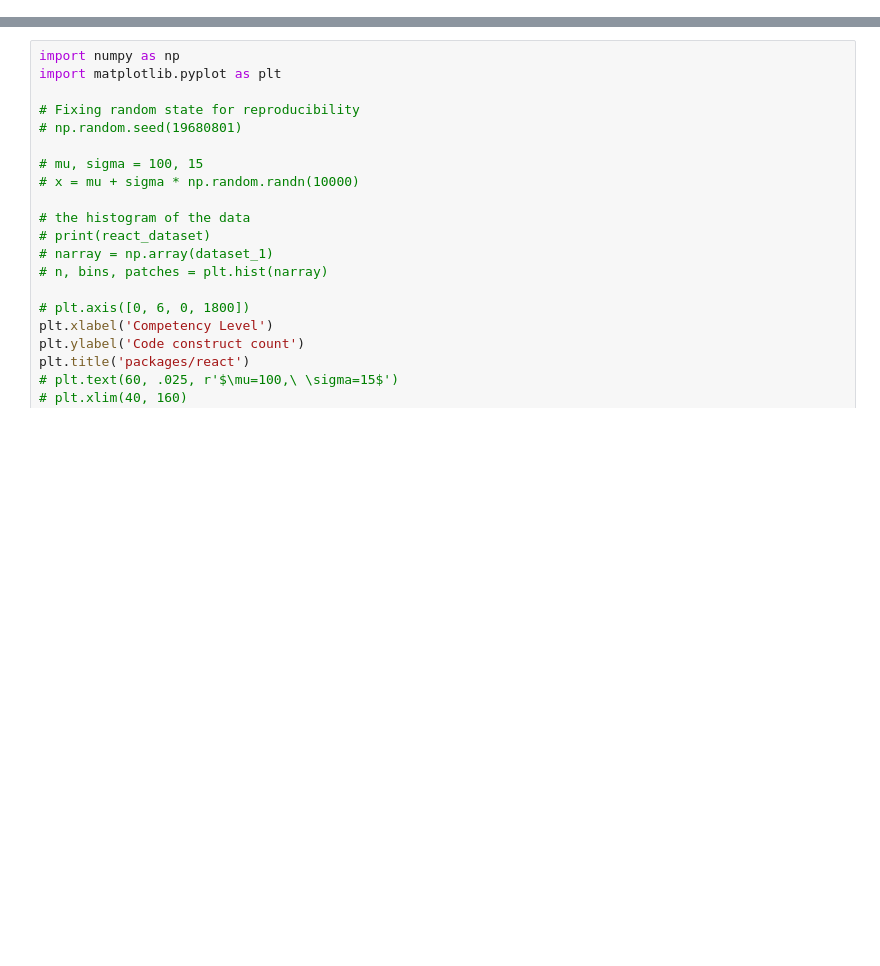
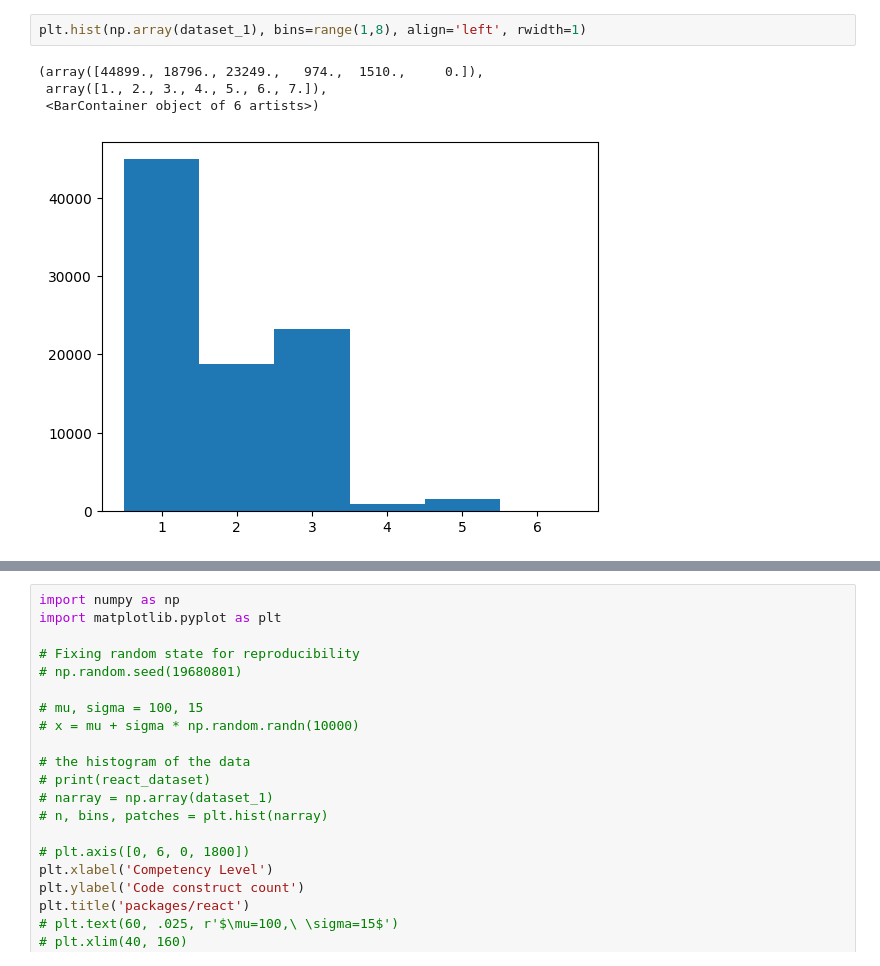
Before and after one commit to MUICT-SERU/SP2022-HelloIT-jscefr, a Jupyter notebook: statistical-test/Ttest_MannWhit.ipynb, the cells around one changed output, grey strips where cells are left out. Cells and saved outputs as stored; diff of their text form; blank space fills up the shorter version.

```diff
--- a/statistical-test/Ttest_MannWhit.ipynb
+++ b/statistical-test/Ttest_MannWhit.ipynb
@@ -43,0 +116,7 @@ stat =  3488235.0
+# %%
+plt.hist(np.array(dataset_1), bins=range(1,8), align='left', rwidth=1)
+# %% [output]
+(array([44899., 18796., 23249.,   974.,  1510.,     0.]),
+ array([1., 2., 3., 4., 5., 6., 7.]),
+ <BarContainer object of 6 artists>)
+[figure, added]
```
Also changed, not shown: parts of 12 cells of this notebook, 29 other files.
